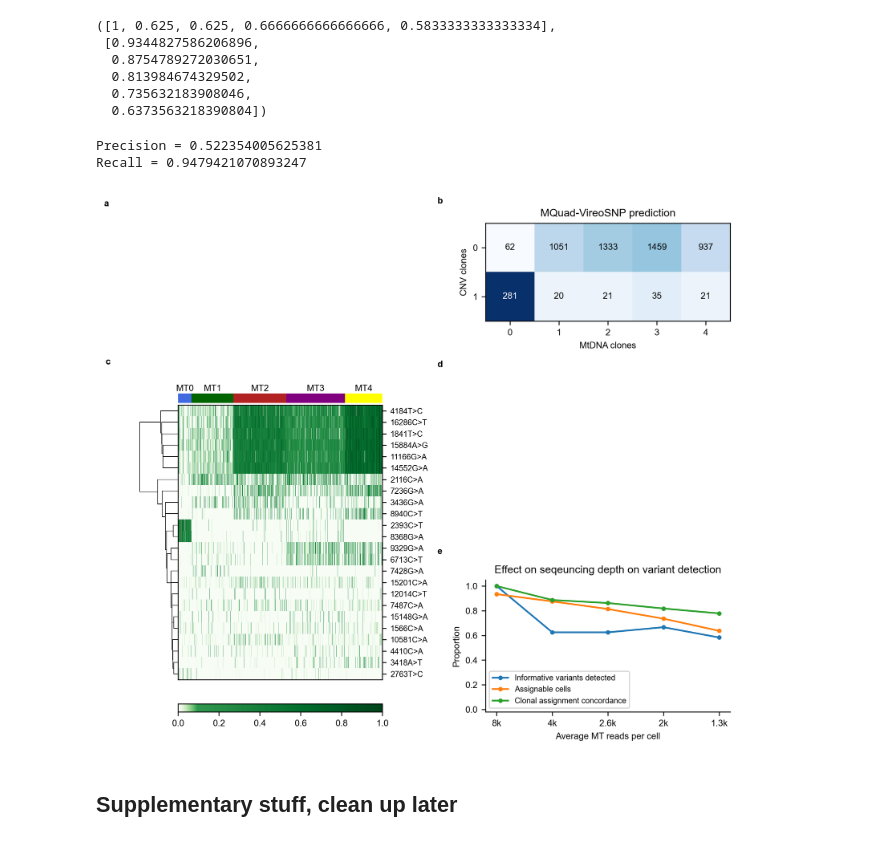
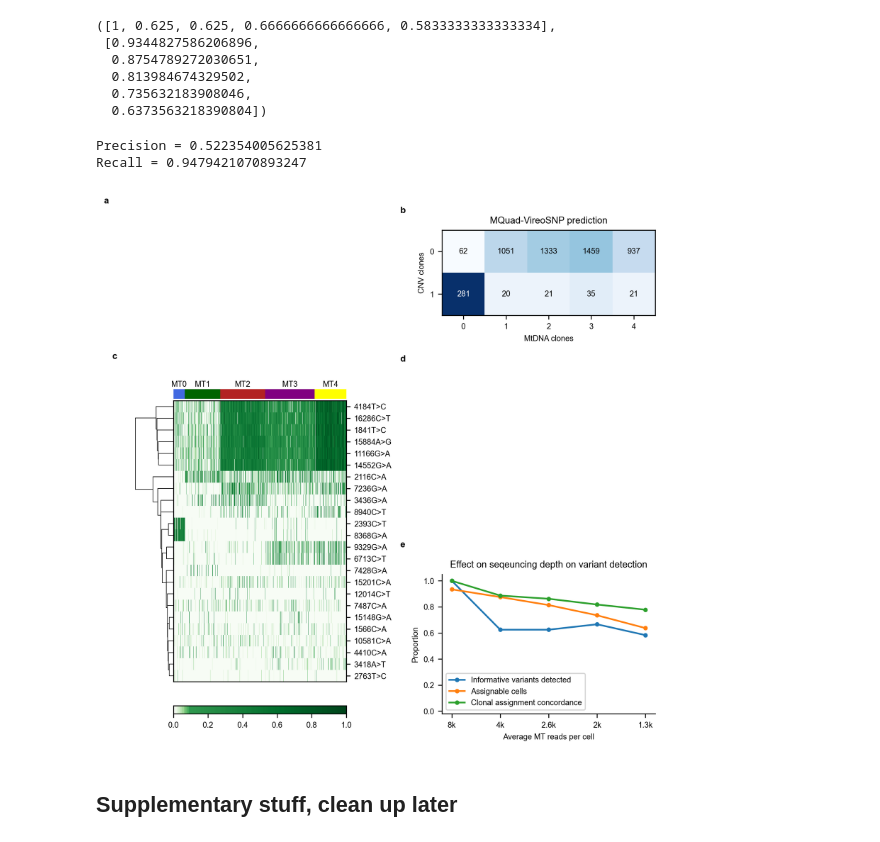
Before and after one commit to aaronkwc/MQuad_paper_reproduced_results, a Jupyter notebook: mkn45/mkn45_09092021.ipynb, the cells around one changed output. Cells and saved outputs as stored; diff of their text form; code cells hidden in the pictures.

```diff
--- a/mkn45/mkn45_09092021.ipynb
+++ b/mkn45/mkn45_09092021.ipynb
@@ -162,7 +162,7 @@ newcmp = ListedColormap(newcolors, name='segGreens')
 def plot_figure_4c_heatmap(ID_prob, ax):
     clone_id = np.argmax(ID_prob, axis=1)
     row_idx = leaves_list(linked)
-    res = ax.imshow(AF_df.iloc[row_idx, np.argsort(clone_id)], cmap='Greens', aspect='auto', interpolation='none')
+    res = ax.imshow(AF_df.iloc[row_idx, np.argsort(clone_id)], cmap=newcmp, aspect='auto', interpolation='none')
     ax.axes.xaxis.set_visible(False)
     ax.yaxis.tick_right()
     ax.yaxis.set_label_position("right")
@@ -295,10 +295,10 @@ n_var, assignable
 
 plt.style.use('default')
 font = {'family' : 'Arial',
-        'size'   : 8}
+        'size'   : 7}
 plt.rc('font', **font)
 cm = 1/2.54
-fig = plt.figure(figsize=(8,7), dpi=300)
+fig = plt.figure(figsize=(18*cm,7), dpi=300)
 
 ax1 = plt.subplot2grid((3, 6), (0, 0), colspan=3)
 ax1.text(-0.35*cm, 2.5*cm, 'a', transform = ax1.transAxes, fontsize = 8, fontweight = 'bold', va='bottom', ha='left')
@@ -309,35 +309,35 @@ ax2.text(-0.5*cm, 3*cm, 'b', transform = ax2.transAxes, fontsize = 8, fontweight
 plot_figure_4b_confmatrix(mquad_modelCA.ID_prob, ax2)
 
 
 ax3 = plt.subplot2grid((3, 6), (1, 0), colspan=3, rowspan=2)
 ax3.text(-0.9*cm, 2.9*cm, 'c', transform = ax3.transAxes, fontsize = 8, fontweight = 'bold', va='bottom', ha='left')
 plot_figure_4c_heatmap(mquad_modelCA.ID_prob, ax3)
 
 ax4 = plt.subplot2grid((3, 6), (1, 3), colspan=3)
 ax4.text(-0.5*cm, 3*cm, 'd', transform = ax4.transAxes, fontsize = 8, fontweight = 'bold', va='bottom', ha='left')
 ax4.axis('off')
 
 
 ax5 = plt.subplot2grid((3, 6), (2, 3), colspan=3)
 ax5.text(-0.5*cm, 3*cm, 'e', transform = ax5.transAxes, fontsize = 8, fontweight = 'bold', va='bottom', ha='left')
 
 plt.plot(['8k', '4k', '2.6k','2k', '1.3k'],n_var, '-o', label="Informative variants detected", markersize=3)
 plt.plot(['8k', '4k', '2.6k', '2k','1.3k'],assignable, '-o', label="Assignable cells", markersize=3)
 plt.plot(['8k', '4k', '2.6k', '2k', '1.3k'],conc, '-o', label="Clonal assignment concordance", markersize=3)
 plt.ylim([-0.02, 1.05])
 plt.legend(loc = 'lower left', fontsize=7)
 plt.ylabel('Proportion')
 plt.xlabel('Average MT reads per cell')
 plt.title('Effect on seqeuncing depth on variant detection')
 ax5.spines['right'].set_visible(False)
 ax5.spines['top'].set_visible(False)
 plt.tight_layout()
 
-#plt.savefig('figures/figure4_tmp.svg')
+plt.savefig('figures/figure4_tmp.svg')
 # %% [output]
 Precision = 0.522354005625381
 Recall = 0.9479421070893247
-[figure, old version]
+[figure, new version]
 # %% [markdown]
 ## Supplementary stuff, clean up later
 # %%
```
Also changed, not shown: parts of 5 cells of this notebook, 21 other files.
